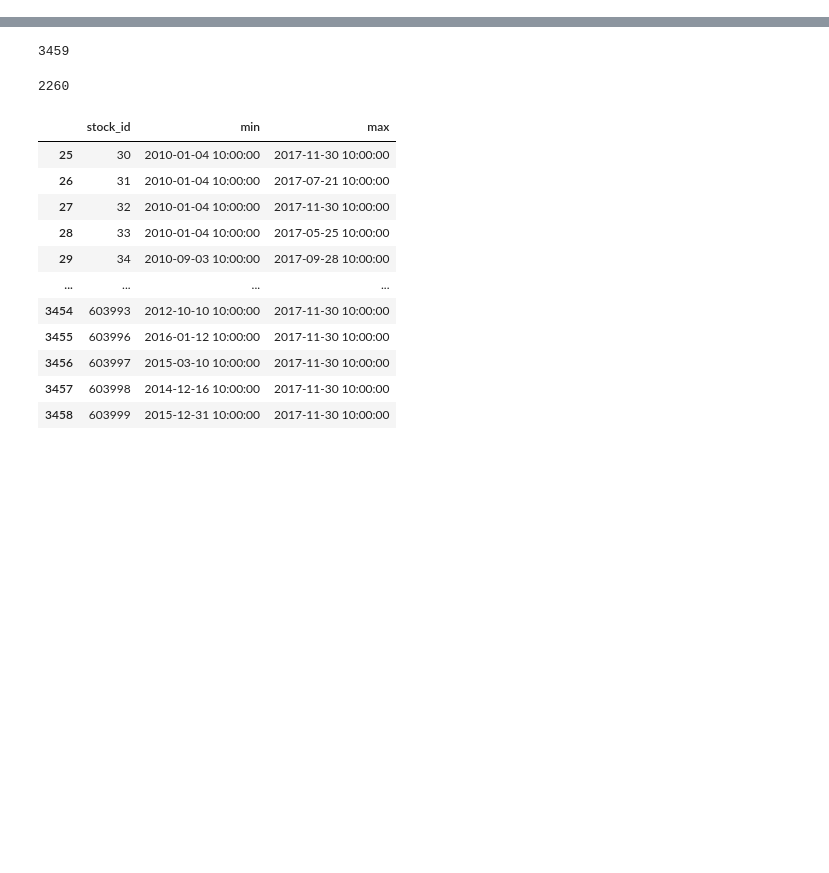
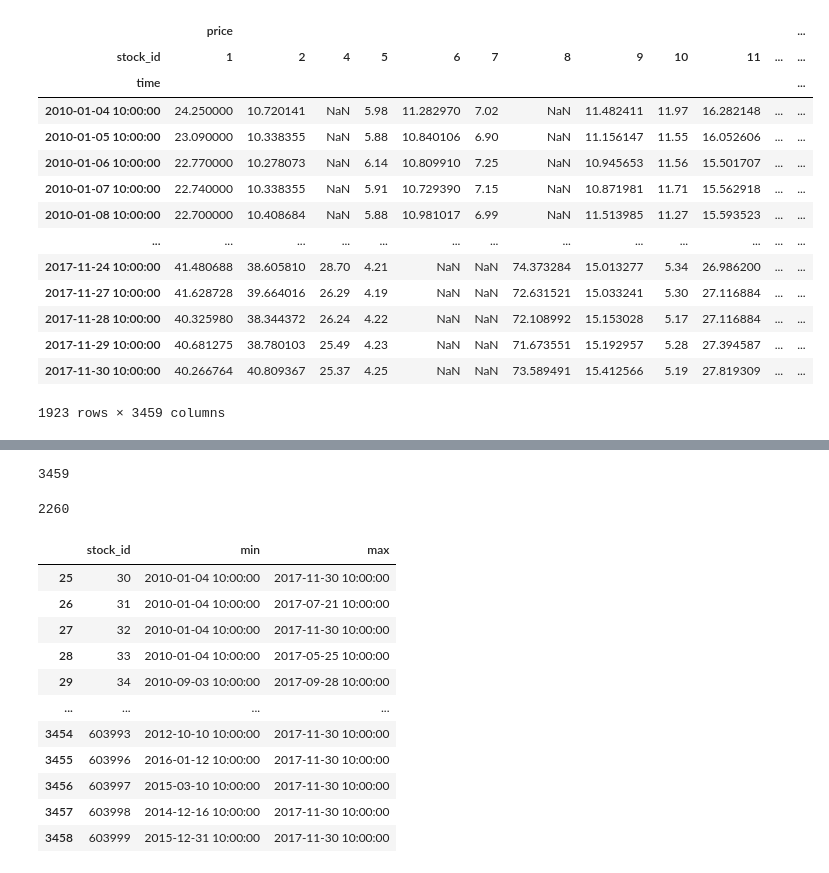
Before and after one commit to cfeif/7032---iTransformer, a Jupyter notebook: dataset/equity/data_process.ipynb, the cells around one changed output, grey strips where cells are left out. Saved outputs shown, nothing was run; the diff lists cells and outputs as text; code cells hidden in the pictures; blank space fills up the shorter version.

```diff
--- a/dataset/equity/data_process.ipynb
+++ b/dataset/equity/data_process.ipynb
@@ -5,0 +44,18 @@ df = df.reset_index()
+# %%
+df_series
+# %% [output]
+|  | price |  |  |  |  |  |  |  |  |  |  | ... |
+| stock_id | 1 | 2 | 4 | 5 | 6 | 7 | 8 | 9 | 10 | 11 | ... | ... |
+| time |  |  |  |  |  |  |  |  |  |  |  | ... |
+| 2010-01-04 10:00:00 | 24.250000 | 10.720141 | NaN | 5.98 | 11.282970 | 7.02 | NaN | 11.482411 | 11.97 | 16.282148 | ... | ... |
+| 2010-01-05 10:00:00 | 23.090000 | 10.338355 | NaN | 5.88 | 10.840106 | 6.90 | NaN | 11.156147 | 11.55 | 16.052606 | ... | ... |
+| 2010-01-06 10:00:00 | 22.770000 | 10.278073 | NaN | 6.14 | 10.809910 | 7.25 | NaN | 10.945653 | 11.56 | 15.501707 | ... | ... |
+| 2010-01-07 10:00:00 | 22.740000 | 10.338355 | NaN | 5.91 | 10.729390 | 7.15 | NaN | 10.871981 | 11.71 | 15.562918 | ... | ... |
+| 2010-01-08 10:00:00 | 22.700000 | 10.408684 | NaN | 5.88 | 10.981017 | 6.99 | NaN | 11.513985 | 11.27 | 15.593523 | ... | ... |
+| ... | ... | ... | ... | ... | ... | ... | ... | ... | ... | ... | ... | ... |
+| 2017-11-24 10:00:00 | 41.480688 | 38.605810 | 28.70 | 4.21 | NaN | NaN | 74.373284 | 15.013277 | 5.34 | 26.986200 | ... | ... |
+| 2017-11-27 10:00:00 | 41.628728 | 39.664016 | 26.29 | 4.19 | NaN | NaN | 72.631521 | 15.033241 | 5.30 | 27.116884 | ... | ... |
+| 2017-11-28 10:00:00 | 40.325980 | 38.344372 | 26.24 | 4.22 | NaN | NaN | 72.108992 | 15.153028 | 5.17 | 27.116884 | ... | ... |
+| 2017-11-29 10:00:00 | 40.681275 | 38.780103 | 25.49 | 4.23 | NaN | NaN | 71.673551 | 15.192957 | 5.28 | 27.394587 | ... | ... |
+| 2017-11-30 10:00:00 | 40.266764 | 40.809367 | 25.37 | 4.25 | NaN | NaN | 73.589491 | 15.412566 | 5.19 | 27.819309 | ... | ... |
+1923 rows × 3459 columns
```
Also changed, not shown: parts of 11 cells of this notebook.
